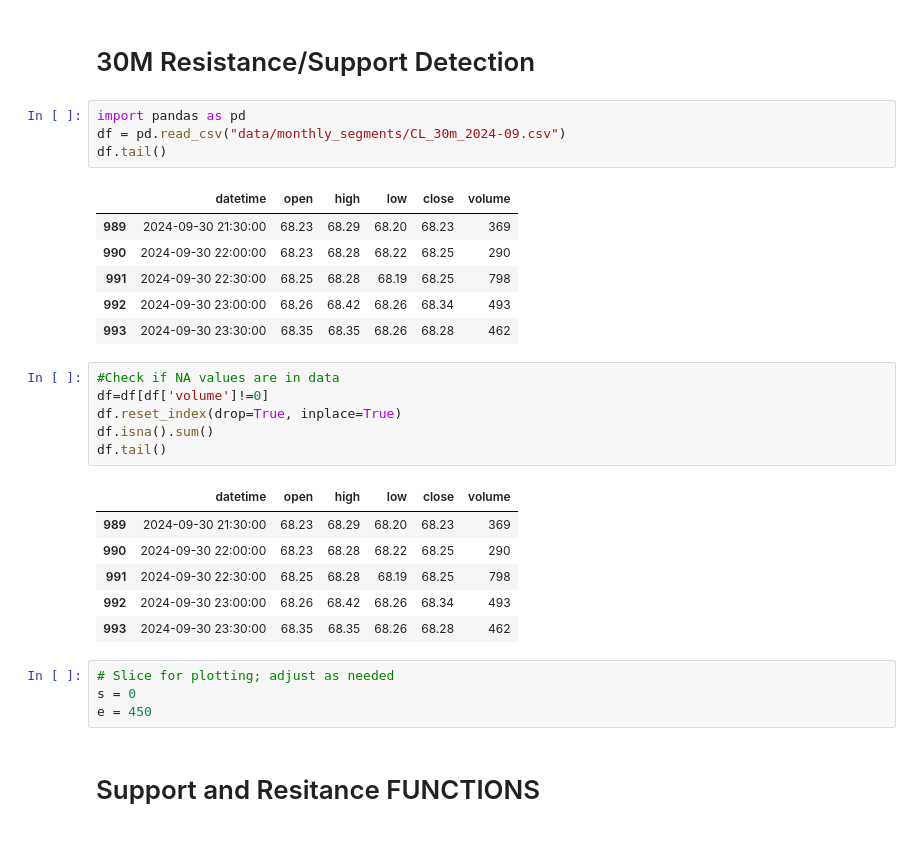
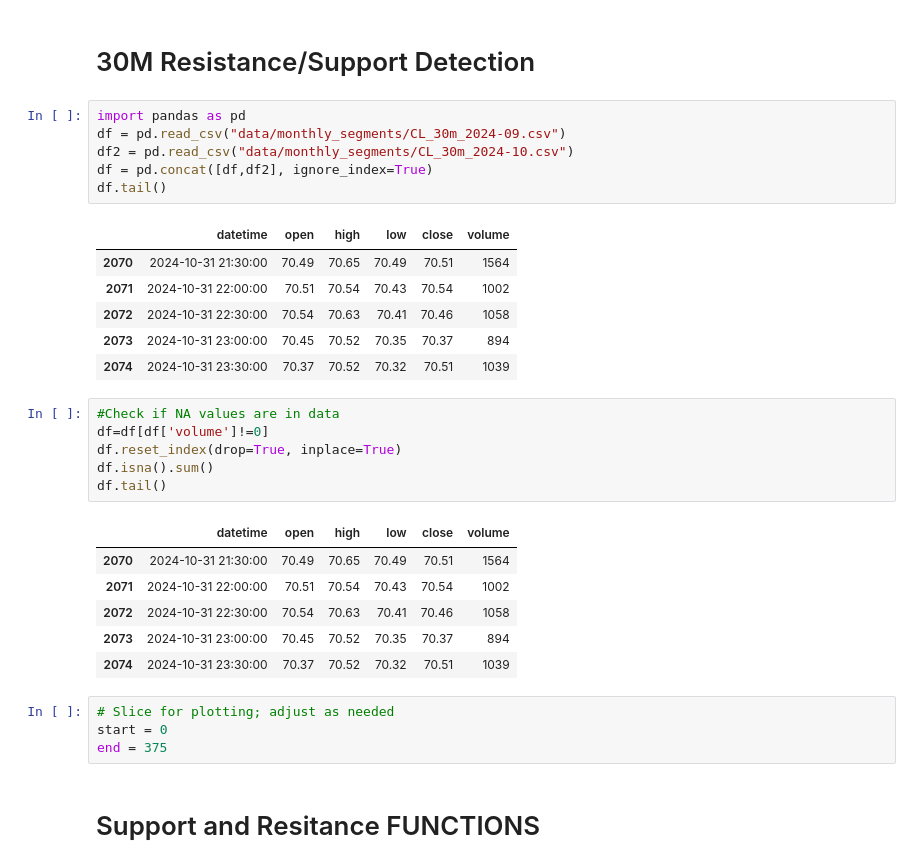
Before and after one commit to codenibler/level_detector, a Jupyter notebook: ConsecutiveLowsDetector.ipynb, the cells around one changed output. Cells and saved outputs as stored; diff of their text form.

```diff
--- a/ConsecutiveLowsDetector.ipynb
+++ b/ConsecutiveLowsDetector.ipynb
@@ -3,14 +3,16 @@
 # %%
 import pandas as pd
 df = pd.read_csv("data/monthly_segments/CL_30m_2024-09.csv")
+df2 = pd.read_csv("data/monthly_segments/CL_30m_2024-10.csv")
+df = pd.concat([df,df2], ignore_index=True)
 df.tail()
 # %% [output]
 |  | datetime | open | high | low | close | volume |
-| 989 | 2024-09-30 21:30:00 | 68.23 | 68.29 | 68.20 | 68.23 | 369 |
-| 990 | 2024-09-30 22:00:00 | 68.23 | 68.28 | 68.22 | 68.25 | 290 |
-| 991 | 2024-09-30 22:30:00 | 68.25 | 68.28 | 68.19 | 68.25 | 798 |
-| 992 | 2024-09-30 23:00:00 | 68.26 | 68.42 | 68.26 | 68.34 | 493 |
-| 993 | 2024-09-30 23:30:00 | 68.35 | 68.35 | 68.26 | 68.28 | 462 |
+| 2070 | 2024-10-31 21:30:00 | 70.49 | 70.65 | 70.49 | 70.51 | 1564 |
+| 2071 | 2024-10-31 22:00:00 | 70.51 | 70.54 | 70.43 | 70.54 | 1002 |
+| 2072 | 2024-10-31 22:30:00 | 70.54 | 70.63 | 70.41 | 70.46 | 1058 |
+| 2073 | 2024-10-31 23:00:00 | 70.45 | 70.52 | 70.35 | 70.37 | 894 |
+| 2074 | 2024-10-31 23:30:00 | 70.37 | 70.52 | 70.32 | 70.51 | 1039 |
 # %%
 #Check if NA values are in data
 df=df[df['volume']!=0]
@@ -19,15 +21,15 @@ df.isna().sum()
 df.tail()
 # %% [output]
 |  | datetime | open | high | low | close | volume |
-| 989 | 2024-09-30 21:30:00 | 68.23 | 68.29 | 68.20 | 68.23 | 369 |
-| 990 | 2024-09-30 22:00:00 | 68.23 | 68.28 | 68.22 | 68.25 | 290 |
-| 991 | 2024-09-30 22:30:00 | 68.25 | 68.28 | 68.19 | 68.25 | 798 |
-| 992 | 2024-09-30 23:00:00 | 68.26 | 68.42 | 68.26 | 68.34 | 493 |
-| 993 | 2024-09-30 23:30:00 | 68.35 | 68.35 | 68.26 | 68.28 | 462 |
+| 2070 | 2024-10-31 21:30:00 | 70.49 | 70.65 | 70.49 | 70.51 | 1564 |
+| 2071 | 2024-10-31 22:00:00 | 70.51 | 70.54 | 70.43 | 70.54 | 1002 |
+| 2072 | 2024-10-31 22:30:00 | 70.54 | 70.63 | 70.41 | 70.46 | 1058 |
+| 2073 | 2024-10-31 23:00:00 | 70.45 | 70.52 | 70.35 | 70.37 | 894 |
+| 2074 | 2024-10-31 23:30:00 | 70.37 | 70.52 | 70.32 | 70.51 | 1039 |
 # %%
 # Slice for plotting; adjust as needed
-s = 0
-e = 450
+start = 0
+end = 375
 # %% [markdown]
 # Support and Resitance FUNCTIONS
 # %%
```
Also changed, not shown: parts of 12 cells of this notebook, 1 other file.
